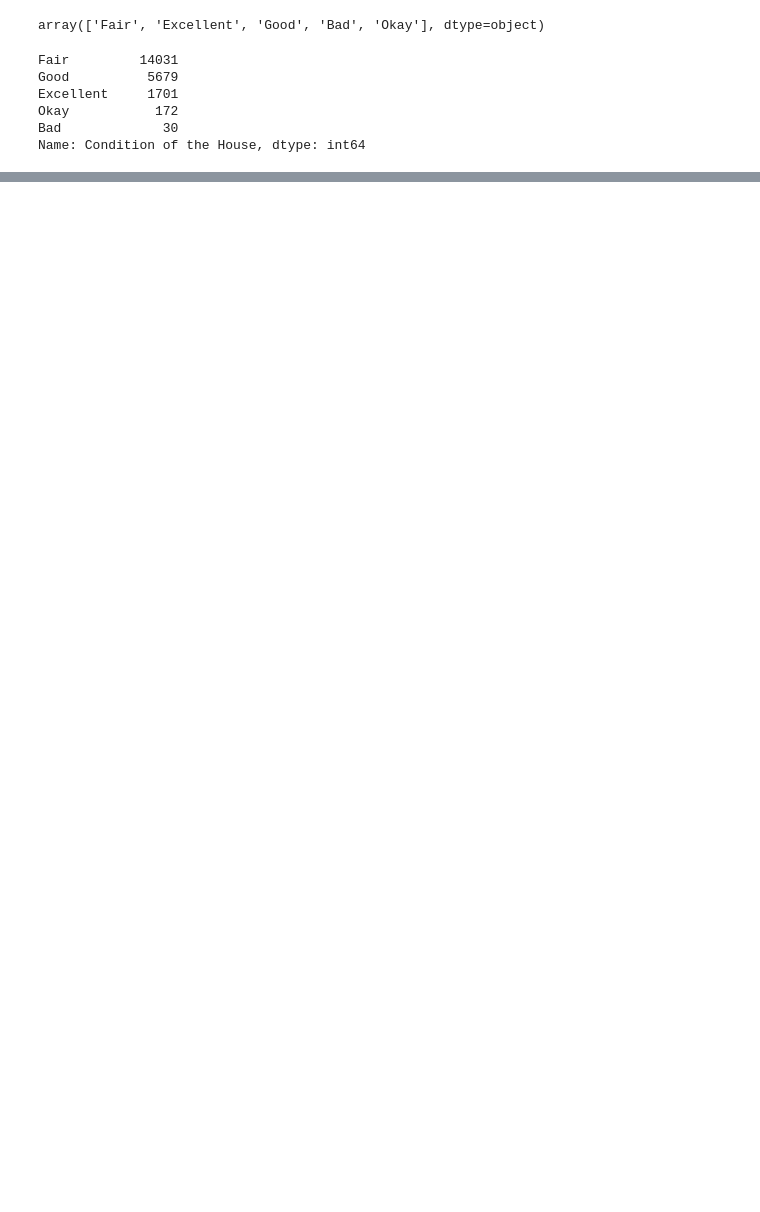
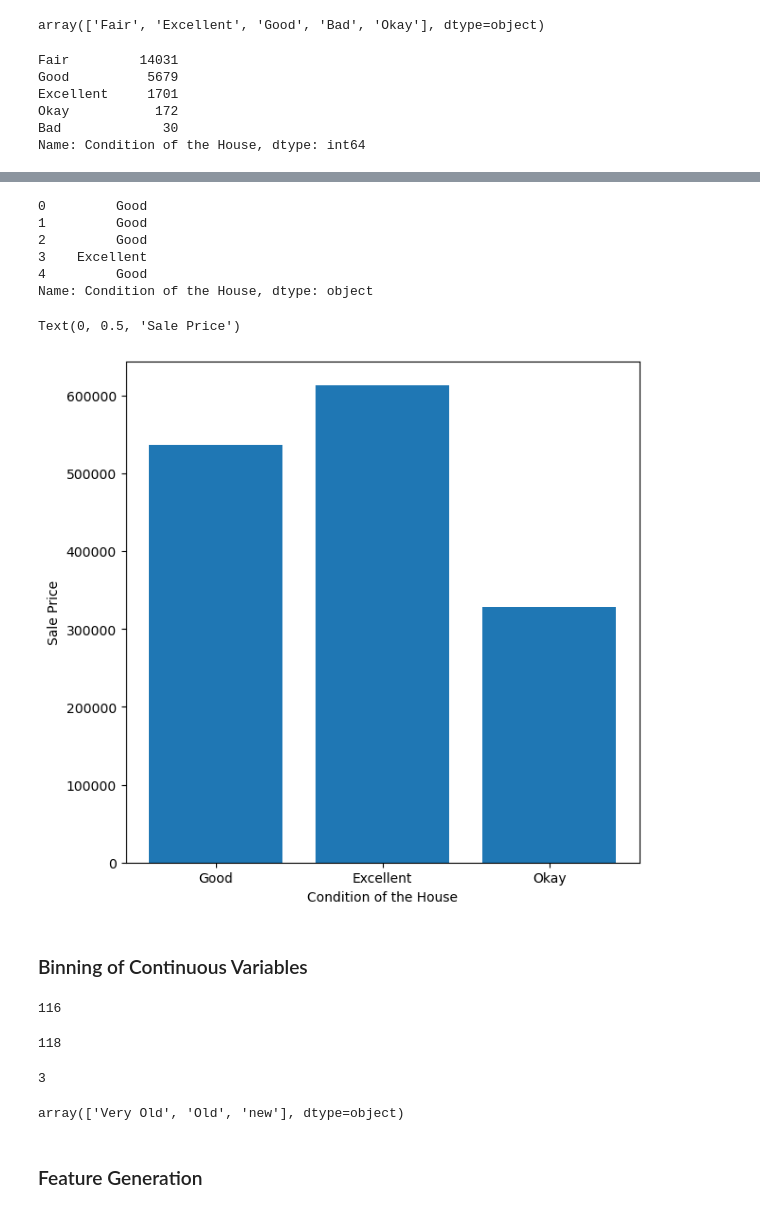
Before and after one commit to VelampalepuRohitAnjaniKumar/Machine-Learning-, a Jupyter notebook: Linear Regression/Feature_Engineering.ipynb, the cells around one changed output, grey strips where cells are left out. Cells and saved outputs as stored; diff of their text form; code cells hidden in the pictures; blank space fills up the shorter version.

```diff
--- a/Linear Regression/Feature_Engineering.ipynb
+++ b/Linear Regression/Feature_Engineering.ipynb
@@ -107,0 +131,45 @@ Name: Condition of the House, dtype: int64
+# %%
+mapping=({'Excellent':"Excellent",
+         'Fair':'Good',
+          'Good':'Good',
+          'Okay':'Okay',
+          'Bad':'Okay'
+          })
+# %%
+data['Condition of the House']=data['Condition of the House'].map(mapping)
+data['Condition of the House'].head()
+# %% [output]
+0         Good
+1         Good
+2         Good
+3    Excellent
+4         Good
+Name: Condition of the House, dtype: object
+# %%
+mean=[]
+
+for i in data['Condition of the House'].unique():
+    mean.append(data['Sale Price'][data['Condition of the House']==i].mean())
+# %%
+plt.figure(figsize=(7,7),dpi=100)
+
+plt.bar(data['Condition of the House'].unique(),mean)
+plt.xlabel('Condition of the House')
+plt.ylabel("Sale Price")
+# %% [output]
+Text(0, 0.5, 'Sale Price')
+[figure, added]
+# %% [markdown]
+### Binning of Continuous Variables
+# %%
+len(data['Age of House (in Years)'].unique())
+# %% [output]
+116
+# %%
+data['Age of House (in Years)'].max()
+# %% [output]
+118
+# %%
+data['Age of House (in Years)'].min()
+# %% [output]
+3
@@ -107,0 +186,7 @@ Name: Condition of the House, dtype: int64
+# %%
+cat_house_age=data['Age of House (in Years)'].map(age_house)
+cat_house_age.unique()
+# %% [output]
+array(['Very Old', 'Old', 'new'], dtype=object)
+# %% [markdown]
+### Feature Generation
```
Also changed, not shown: parts of 9 cells of this notebook.
